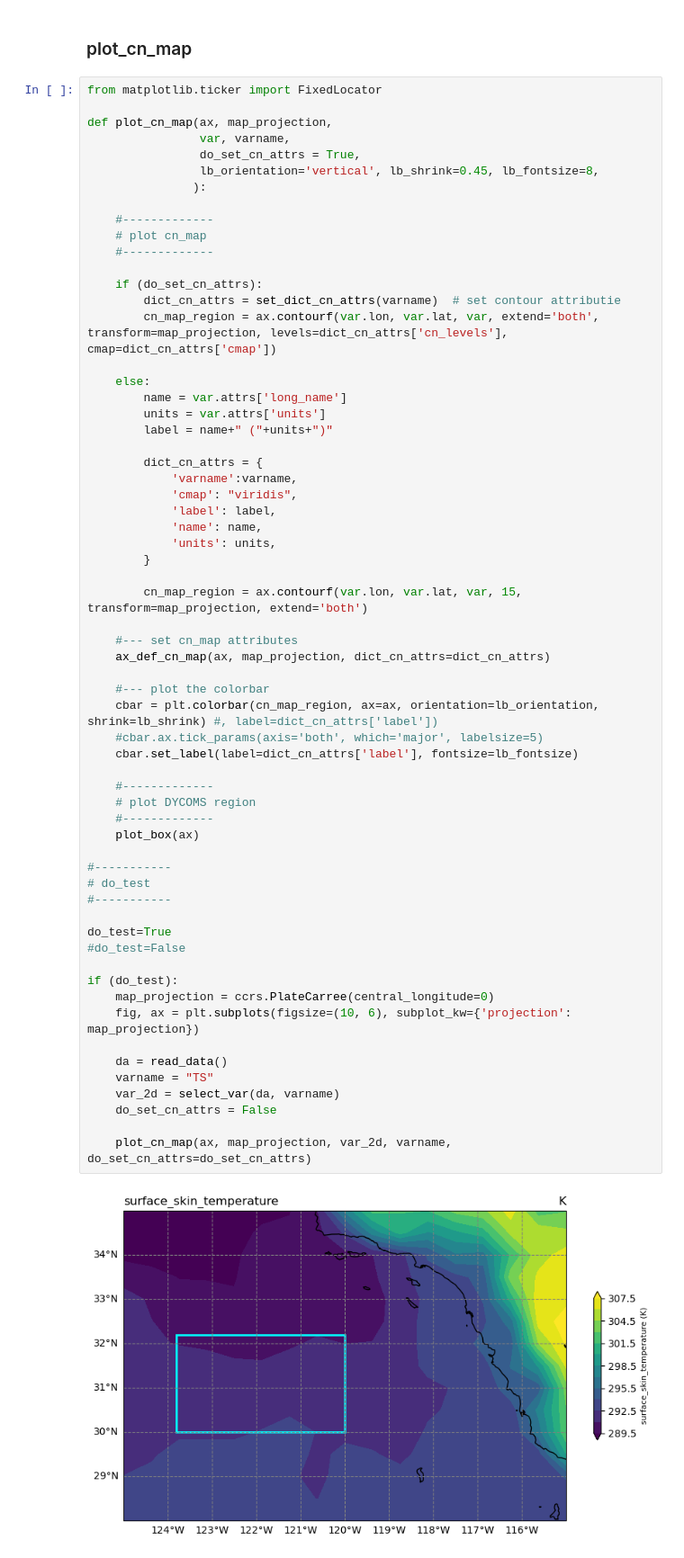
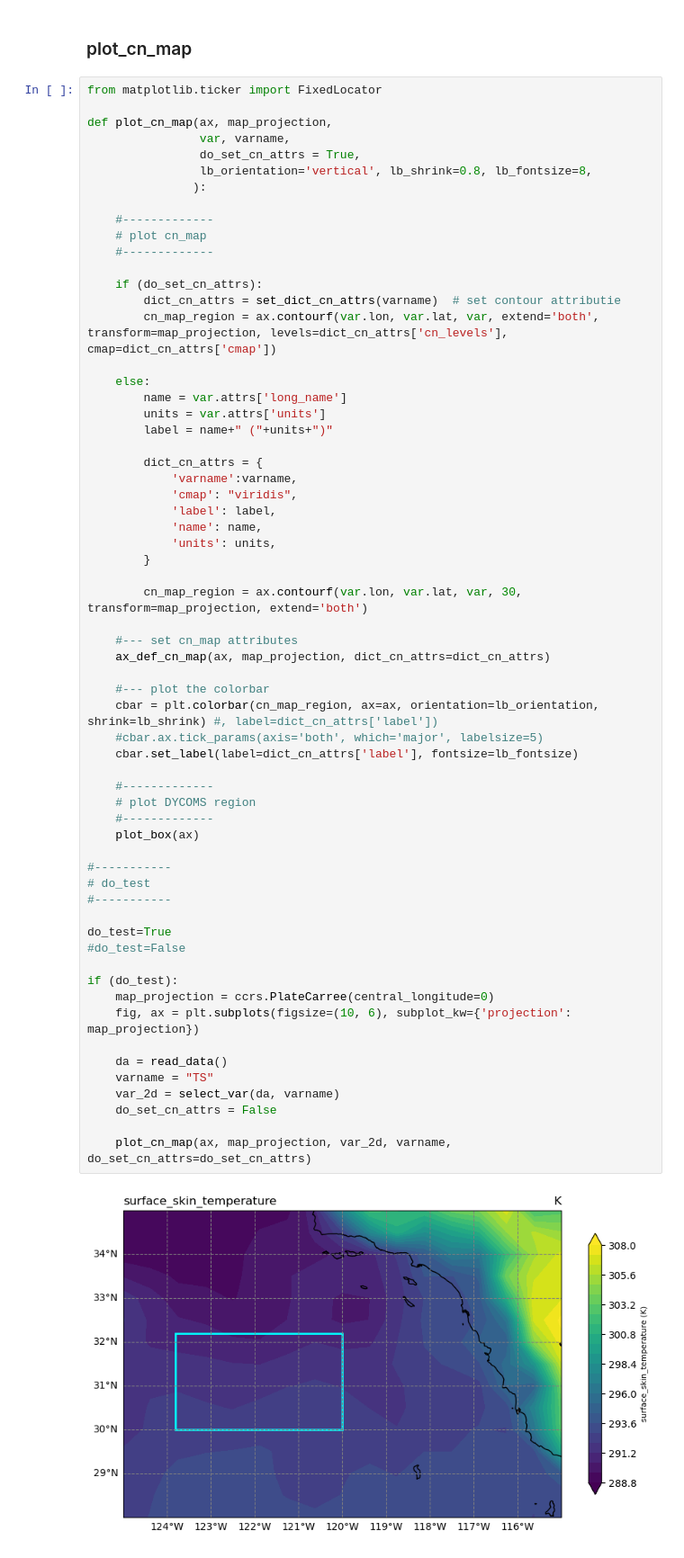
Before and after one commit to yihsuanchen/python, a Jupyter notebook: yhc_module_and_notes/template-cn_map_vc.ipynb, the cells around one changed output. Shown: that part at 90% size. Saved outputs shown, nothing was run; the diff lists cells and outputs as text.

```diff
--- a/yhc_module_and_notes/template-cn_map_vc.ipynb
+++ b/yhc_module_and_notes/template-cn_map_vc.ipynb
@@ -259,7 +259,7 @@ from matplotlib.ticker import FixedLocator
 def plot_cn_map(ax, map_projection,
                 var, varname,
                 do_set_cn_attrs = True,
-                lb_orientation='vertical', lb_shrink=0.45, lb_fontsize=8,
+                lb_orientation='vertical', lb_shrink=0.8, lb_fontsize=8,
                ):
 
     #-------------
@@ -283,37 +283,37 @@ def plot_cn_map(ax, map_projection,
             'units': units,
         }
 
-        cn_map_region = ax.contourf(var.lon, var.lat, var, 15, transform=map_projection, extend='both')
+        cn_map_region = ax.contourf(var.lon, var.lat, var, 30, transform=map_projection, extend='both')
 
     #--- set cn_map attributes
     ax_def_cn_map(ax, map_projection, dict_cn_attrs=dict_cn_attrs)
 
     #--- plot the colorbar
     cbar = plt.colorbar(cn_map_region, ax=ax, orientation=lb_orientation, shrink=lb_shrink) #, label=dict_cn_attrs['label'])
     #cbar.ax.tick_params(axis='both', which='major', labelsize=5)
     cbar.set_label(label=dict_cn_attrs['label'], fontsize=lb_fontsize)
 
     #-------------
     # plot DYCOMS region
     #-------------
     plot_box(ax)
 
 #-----------
 # do_test
 #-----------
 
 do_test=True
 #do_test=False
 
 if (do_test):
     map_projection = ccrs.PlateCarree(central_longitude=0)
     fig, ax = plt.subplots(figsize=(10, 6), subplot_kw={'projection': map_projection})
 
     da = read_data()
     varname = "TS"
     var_2d = select_var(da, varname)
     do_set_cn_attrs = False
 
     plot_cn_map(ax, map_projection, var_2d, varname, do_set_cn_attrs=do_set_cn_attrs)
 # %% [output]
-[figure, old version]
+[figure, new version]
```
Also changed, not shown: parts of 2 cells of this notebook.
